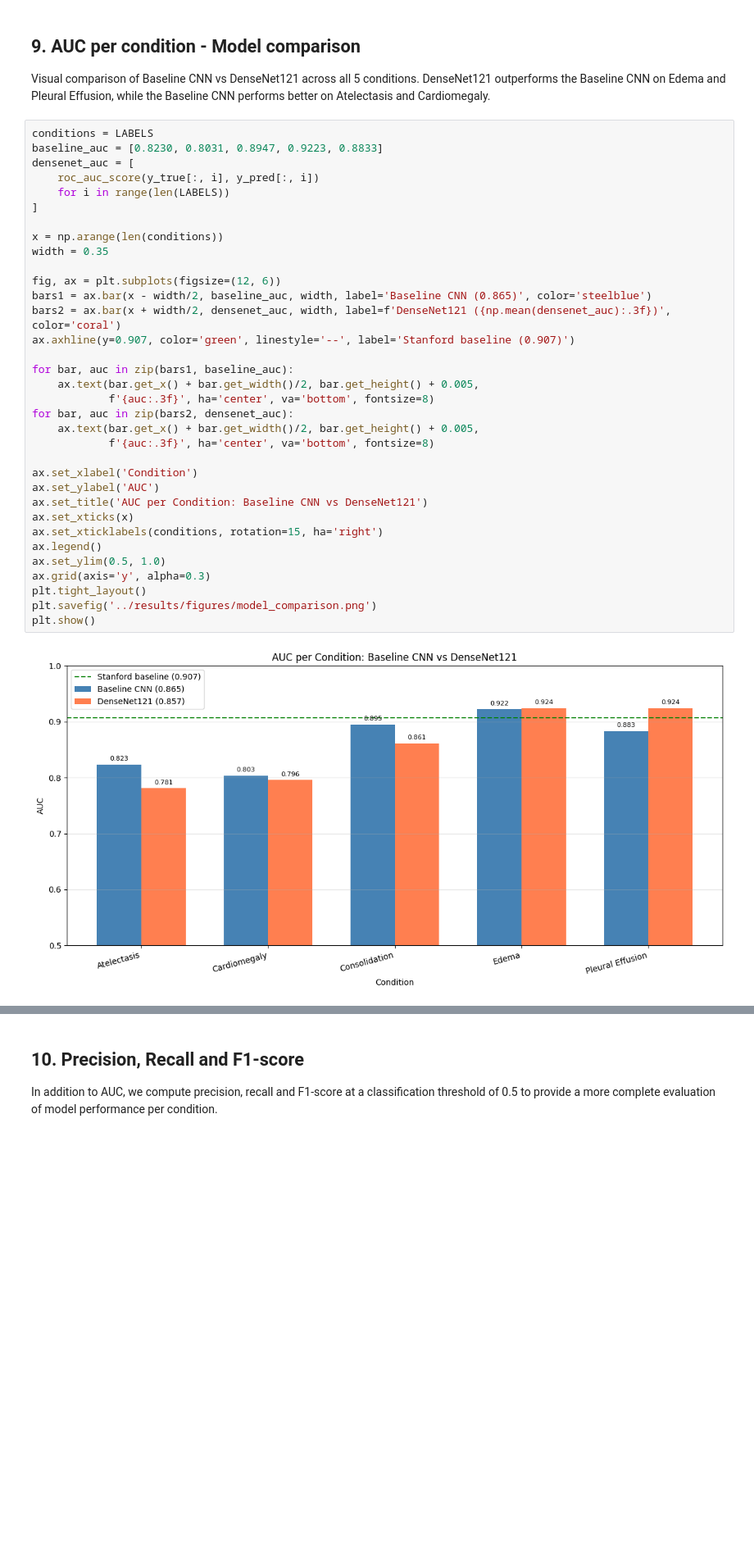
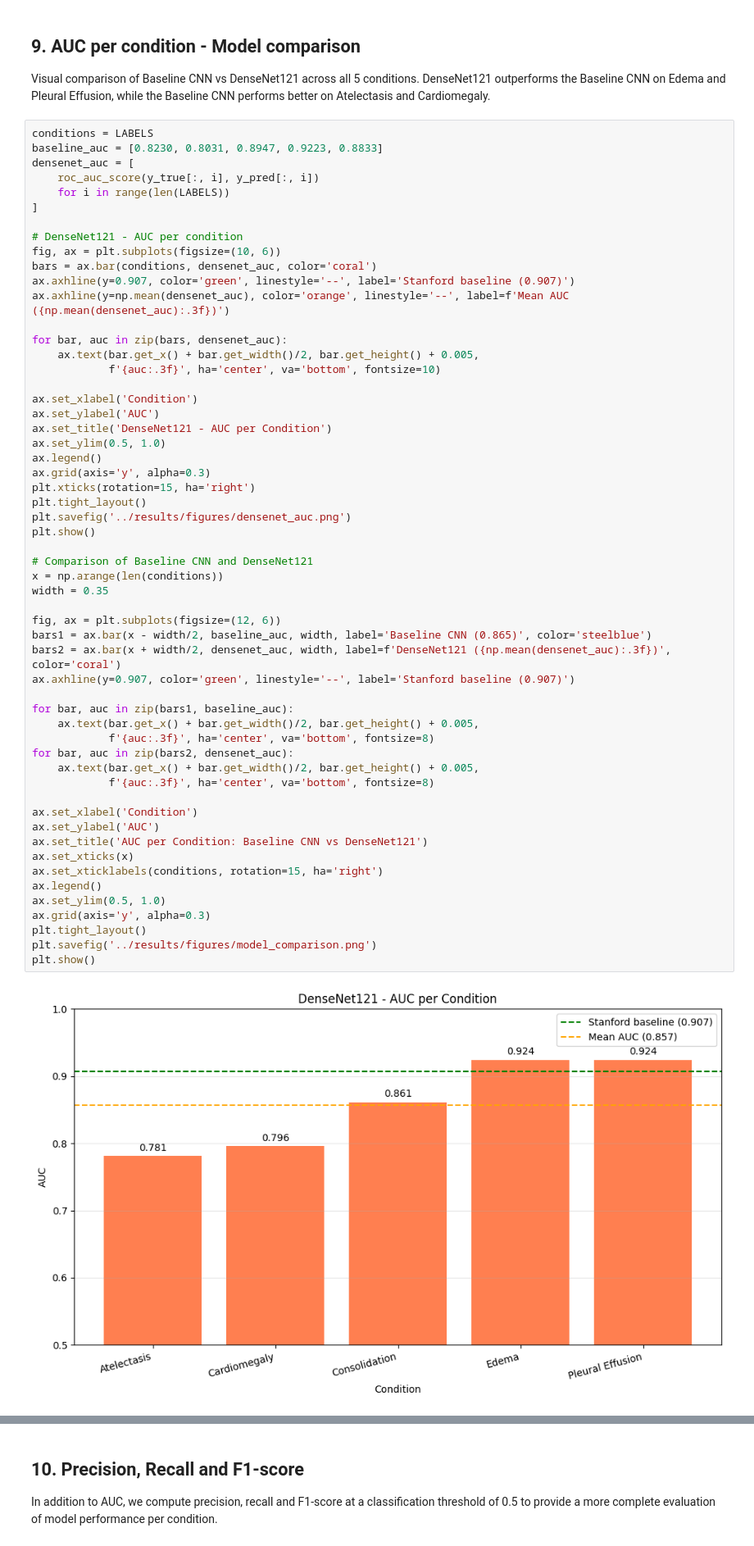
Before and after one commit to MagneSvalland/chexpert-disease-detection, a Jupyter notebook: notebooks/03_transfer_learning.ipynb, the cells around one changed output, grey strips where cells are left out. Shown at 82% size. Saved outputs shown, nothing was run; the diff lists cells and outputs as text; blank space fills up the shorter version.

```diff
--- a/notebooks/03_transfer_learning.ipynb
+++ b/notebooks/03_transfer_learning.ipynb
@@ -420,31 +419,53 @@ densenet_auc = [
     for i in range(len(LABELS))
 ]
 
+# DenseNet121 - AUC per condition
+fig, ax = plt.subplots(figsize=(10, 6))
+bars = ax.bar(conditions, densenet_auc, color='coral')
+ax.axhline(y=0.907, color='green', linestyle='--', label='Stanford baseline (0.907)')
+ax.axhline(y=np.mean(densenet_auc), color='orange', linestyle='--', label=f'Mean AUC ({np.mean(densenet_auc):.3f})')
+
+for bar, auc in zip(bars, densenet_auc):
+    ax.text(bar.get_x() + bar.get_width()/2, bar.get_height() + 0.005,
+            f'{auc:.3f}', ha='center', va='bottom', fontsize=10)
+
+ax.set_xlabel('Condition')
+ax.set_ylabel('AUC')
+ax.set_title('DenseNet121 - AUC per Condition')
+ax.set_ylim(0.5, 1.0)
+ax.legend()
+ax.grid(axis='y', alpha=0.3)
+plt.xticks(rotation=15, ha='right')
+plt.tight_layout()
+plt.savefig('../results/figures/densenet_auc.png')
+plt.show()
+
+# Comparison of Baseline CNN and DenseNet121
 x = np.arange(len(conditions))
 width = 0.35
 
 fig, ax = plt.subplots(figsize=(12, 6))
 bars1 = ax.bar(x - width/2, baseline_auc, width, label='Baseline CNN (0.865)', color='steelblue')
 bars2 = ax.bar(x + width/2, densenet_auc, width, label=f'DenseNet121 ({np.mean(densenet_auc):.3f})', color='coral')
 ax.axhline(y=0.907, color='green', linestyle='--', label='Stanford baseline (0.907)')
 
 for bar, auc in zip(bars1, baseline_auc):
     ax.text(bar.get_x() + bar.get_width()/2, bar.get_height() + 0.005,
             f'{auc:.3f}', ha='center', va='bottom', fontsize=8)
 for bar, auc in zip(bars2, densenet_auc):
     ax.text(bar.get_x() + bar.get_width()/2, bar.get_height() + 0.005,
             f'{auc:.3f}', ha='center', va='bottom', fontsize=8)
 
 ax.set_xlabel('Condition')
 ax.set_ylabel('AUC')
 ax.set_title('AUC per Condition: Baseline CNN vs DenseNet121')
 ax.set_xticks(x)
 ax.set_xticklabels(conditions, rotation=15, ha='right')
 ax.legend()
 ax.set_ylim(0.5, 1.0)
 ax.grid(axis='y', alpha=0.3)
 plt.tight_layout()
 plt.savefig('../results/figures/model_comparison.png')
 plt.show()
 # %% [output]
-[figure, old version]
+[figure, new version]
```
Also changed, not shown: parts of 8 cells of this notebook, 6 other files.
